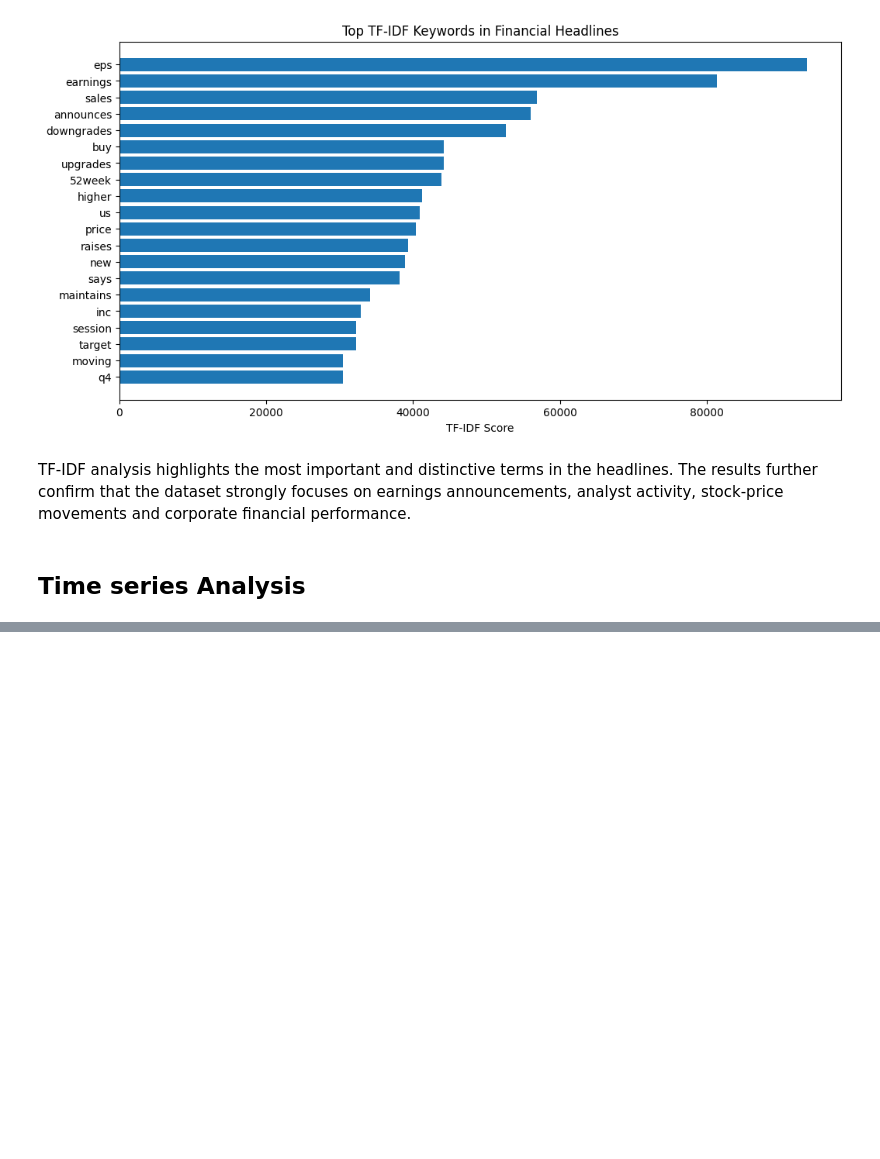
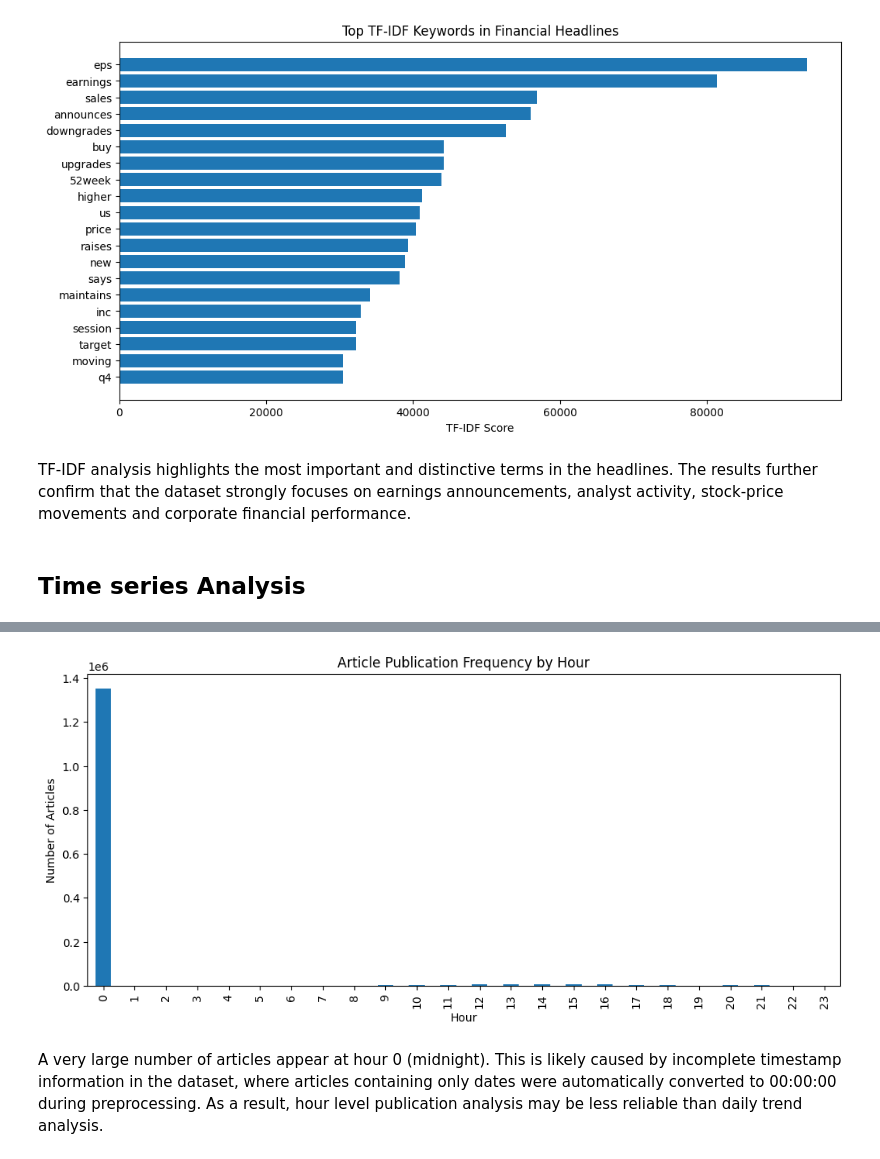
Before and after one commit to Megdelawit365/news-sentiment-analysis, a Jupyter notebook: notebooks/eda.ipynb, the cells around one changed output, grey strips where cells are left out. Drawn from its saved outputs; the diff is of its cells as text; code cells hidden in the pictures; blank space fills up the shorter version.

Commit message:
feat: add time series analysis to eda notebook

```diff
--- a/notebooks/eda.ipynb
+++ b/notebooks/eda.ipynb
@@ -411,6 +411,12 @@ TF-IDF analysis highlights the most important and distinctive terms in the headl
 # %% [markdown]
 ## Time series Analysis
 # %%
-daily_news_count = df_news.groupby("date_only").size()
+df_news["hour"] = df_news["date"].dt.hour
 
-daily_news_count.head()
+hourly_counts = (
+    df_news["hour"]
+    .value_counts()
+    .sort_index()
+)
+
+hourly_counts
@@ -416,0 +441,14 @@ daily_news_count.head()
+# %%
+plt.figure(figsize=(12,5))
+
+hourly_counts.plot(kind="bar")
+
+plt.title("Article Publication Frequency by Hour")
+plt.xlabel("Hour")
+plt.ylabel("Number of Articles")
+
+plt.show()
+# %% [output]
+[figure, added]
+# %% [markdown]
+A very large number of articles appear at hour 0 (midnight). This is likely caused by incomplete timestamp information in the dataset, where articles containing only dates were automatically converted to 00:00:00 during preprocessing. As a result, hour level publication analysis may be less reliable than daily trend analysis.
```
Also changed, not shown: parts of 1 cell of this notebook.
